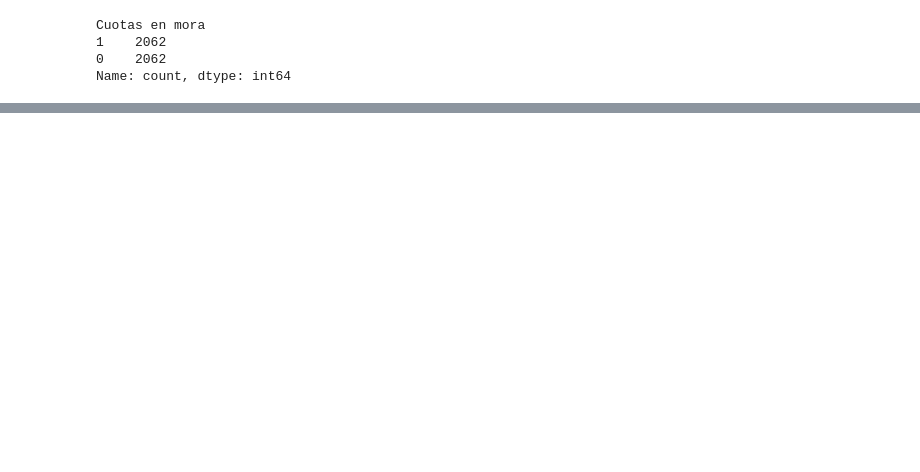
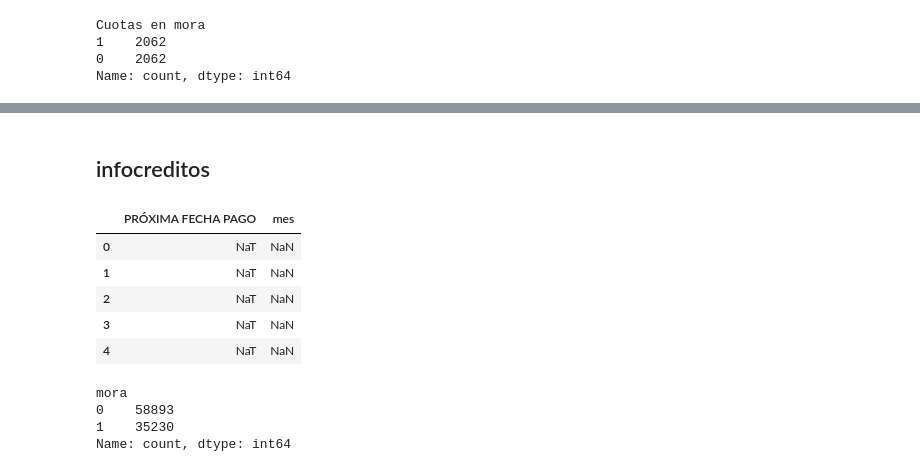
Before and after one commit to josemgoji/Entrega-Final, a Jupyter notebook: datalab/seleccion_caracteristicas.ipynb, the cells around one changed output, grey strips where cells are left out. Saved outputs shown, nothing was run; the diff lists cells and outputs as text; code cells hidden in the pictures; blank space fills up the shorter version.

Commit message:
:hammer: Uptade Notebook seleccion de caracteristicas y creacion de nuevos db test y train

```diff
--- a/datalab/seleccion_caracteristicas.ipynb
+++ b/datalab/seleccion_caracteristicas.ipynb
@@ -269 +280,18 @@ file_path = root.DIR_DATA_STAGE + 'test.csv'
 df_test.to_csv(file_path, index=False)
+# %% [markdown]
+## infocreditos
+# %%
+path_infocreditos = root.DIR_DATA_RAW + 'db_raw_reducida.csv'
+# %%
+df_infocreditos = pd.read_csv(path_infocreditos)
+# %%
+df_infocreditos['PRÓXIMA FECHA PAGO'] = pd.to_datetime(df_infocreditos['PRÓXIMA FECHA PAGO'], errors='coerce', format='%Y-%m-%d')
+df_infocreditos['mes'] = df_infocreditos['PRÓXIMA FECHA PAGO'].dt.month
+df_infocreditos[['PRÓXIMA FECHA PAGO','mes']].head()
+# %% [output]
+|  | PRÓXIMA FECHA PAGO | mes |
+| 0 | NaT | NaN |
+| 1 | NaT | NaN |
+| 2 | NaT | NaN |
+| 3 | NaT | NaN |
+| 4 | NaT | NaN |
@@ -269,0 +307,7 @@ df_test.to_csv(file_path, index=False)
+# %%
+y_train.value_counts()
+# %% [output]
+mora
+0    58893
+1    35230
+Name: count, dtype: int64
```
Also changed, not shown: parts of 17 cells of this notebook, 6 other files.
